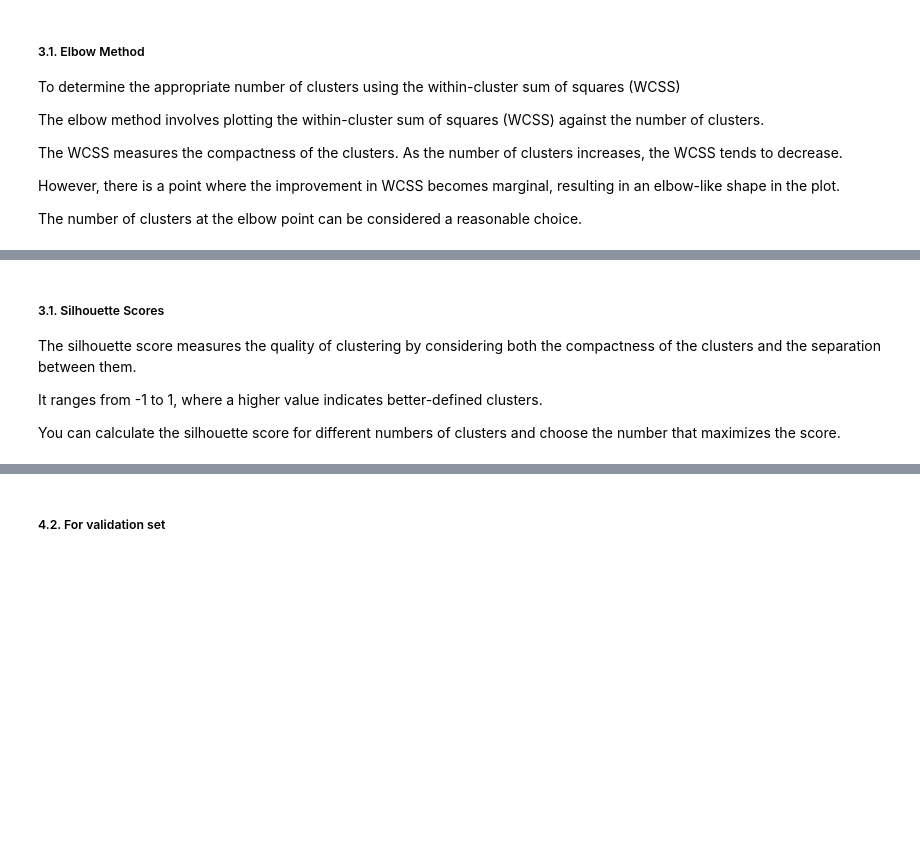
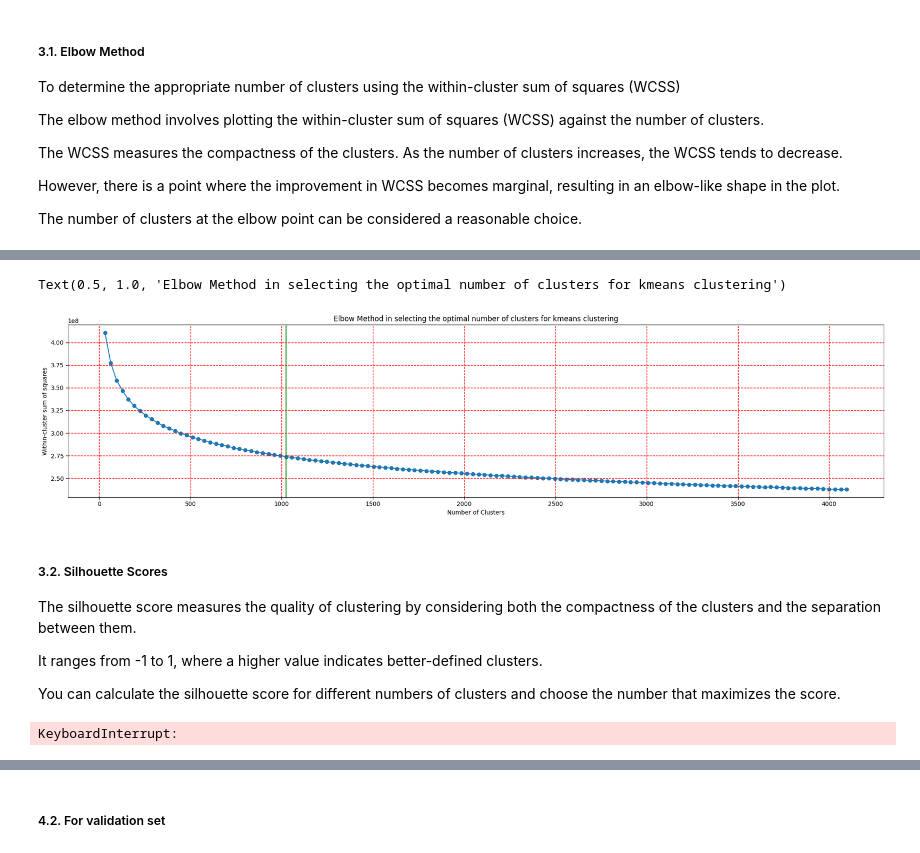
Before and after one commit to ledvic/_Plankton_Zooscan-Machine_Learning, a Jupyter notebook: _pyscripts/_extract_SIFT_kmeans_features_for_dataset.ipynb, the cells around one changed output, grey strips where cells are left out. Drawn from its saved outputs; the diff is of its cells as text; code cells hidden in the pictures; blank space fills up the shorter version.

```diff
--- a/_pyscripts/_extract_SIFT_kmeans_features_for_dataset.ipynb
+++ b/_pyscripts/_extract_SIFT_kmeans_features_for_dataset.ipynb
@@ -427,5 +466,28 @@ plt.show()
+# %%
+fig, ax = plt.subplots(figsize=(20, 5), tight_layout=True)
+# plt.scatter([index_list[i+1] for i in list_i], [wcss[i+1] for i in list_i])
+# plt.plot([index_list[i+1] for i in list_i], [wcss[i+1] for i in list_i], linewidth=2)
+ax.scatter( range(32, max_clusters+1, 32), wcss)
+ax.plot( range(32, max_clusters+1, 32), wcss)
+
+ax.grid(color='r', linestyle='--', linewidth=1)
+
+ax.set_xlabel('Number of Clusters')
+ax.set_ylabel('Within-cluster sum of squares');
+
+# ax.set_yticks(np.arange(0,105,5))
+# ax.set_xticks(np.arange(0,LBPH_list.shape[1],100))
+
+ax.axvline(x=1024, linewidth=3, color='g', alpha=0.5)
+
+# ax.plot(800, 91, marker="o", markersize=10, markeredgecolor="red", markerfacecolor="green")
+
+ax.set_title("Elbow Method in selecting the optimal number of clusters for kmeans clustering")
+# %% [output]
+Text(0.5, 1.0, 'Elbow Method in selecting the optimal number of clusters for kmeans clustering')
+[figure, added]
 # %% [markdown]
-##### 3.1. Silhouette Scores
+##### 3.2. Silhouette Scores
 The silhouette score measures the quality of clustering by considering both the compactness of the clusters and the separation between them.
 
 It ranges from -1 to 1, where a higher value indicates better-defined clusters.
@@ -445,20 +511,16 @@ def compute_silhouette_score(num_clusters, train_descriptors_list):
 
     return silhouette_avg
 # %%
-max_clusters = 1024  # Maximum number of clusters
-batch_size = max_clusters*10  # Batch size for partial_fit
+max_clusters = 2048  # Maximum number of clusters
 
-# Split the descriptors into batches
-n_samples = train_descriptors_std.shape[0]
-n_batches = int(np.ceil(n_samples / batch_size))
-
-num_processes = 12
+num_processes = 32
 
 # Perform MiniBatchKMeans clustering on the descriptors
-# wcss = []  # Within-cluster sum of squares
 
 with Parallel(n_jobs=num_processes) as parallel:
-    wcss = parallel(
+    silhouette_scores = parallel(
                 delayed(compute_silhouette_score)(num_clusters, train_descriptors_std)
-                for num_clusters in tqdm(range(8, max_clusters+1, 8), desc="Analyzing number of clusters")
+                for num_clusters in tqdm(range(32, max_clusters+1, 32), desc="Analyzing number of clusters")
                 )
+# %% [output]
+KeyboardInterrupt:
```
Also changed, not shown: parts of 63 cells of this notebook.
